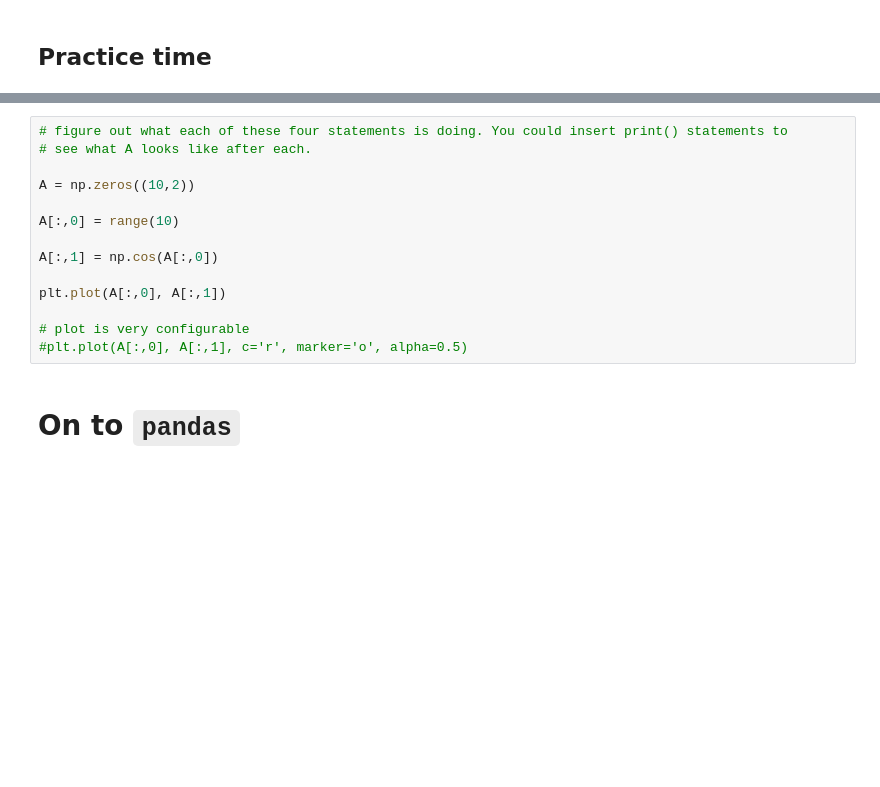
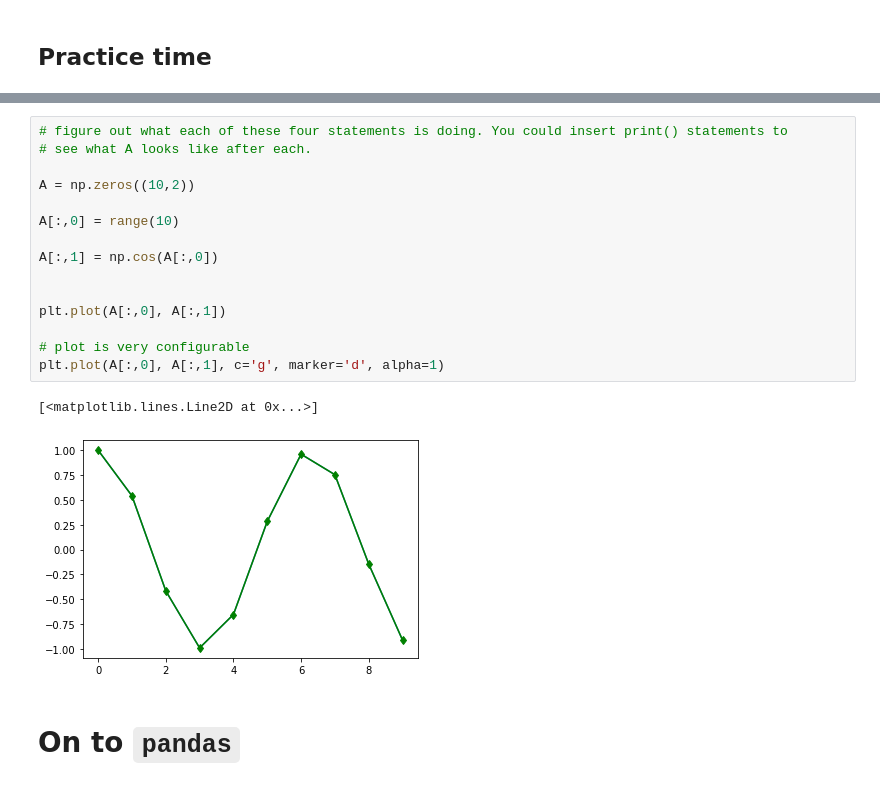
Before and after one commit to hbhavsar04/tfcb_2024, a Jupyter notebook: lectures/lecture10/lectures10and11.ipynb, the cells around one changed output, grey strips where cells are left out. Drawn from its saved outputs; the diff is of its cells as text; blank space fills up the shorter version.

```diff
--- a/lectures/lecture10/lectures10and11.ipynb
+++ b/lectures/lecture10/lectures10and11.ipynb
@@ -164,17 +224,21 @@ print('A single random number between 0 and 1, uniformly distributed:', num)
 # %%
 # figure out what each of these four statements is doing. You could insert print() statements to
 # see what A looks like after each.
 
 A = np.zeros((10,2))
 
 A[:,0] = range(10)
 
 A[:,1] = np.cos(A[:,0])
 
+
 plt.plot(A[:,0], A[:,1])
 
 # plot is very configurable
-#plt.plot(A[:,0], A[:,1], c='r', marker='o', alpha=0.5)
+plt.plot(A[:,0], A[:,1], c='g', marker='d', alpha=1)
+# %% [output]
+[<matplotlib.lines.Line2D at 0x...>]
+[figure, added]
 # %% [markdown]
 # On to `pandas`
 # %%
```
Also changed, not shown: parts of 31 cells of this notebook, 3 other files.
